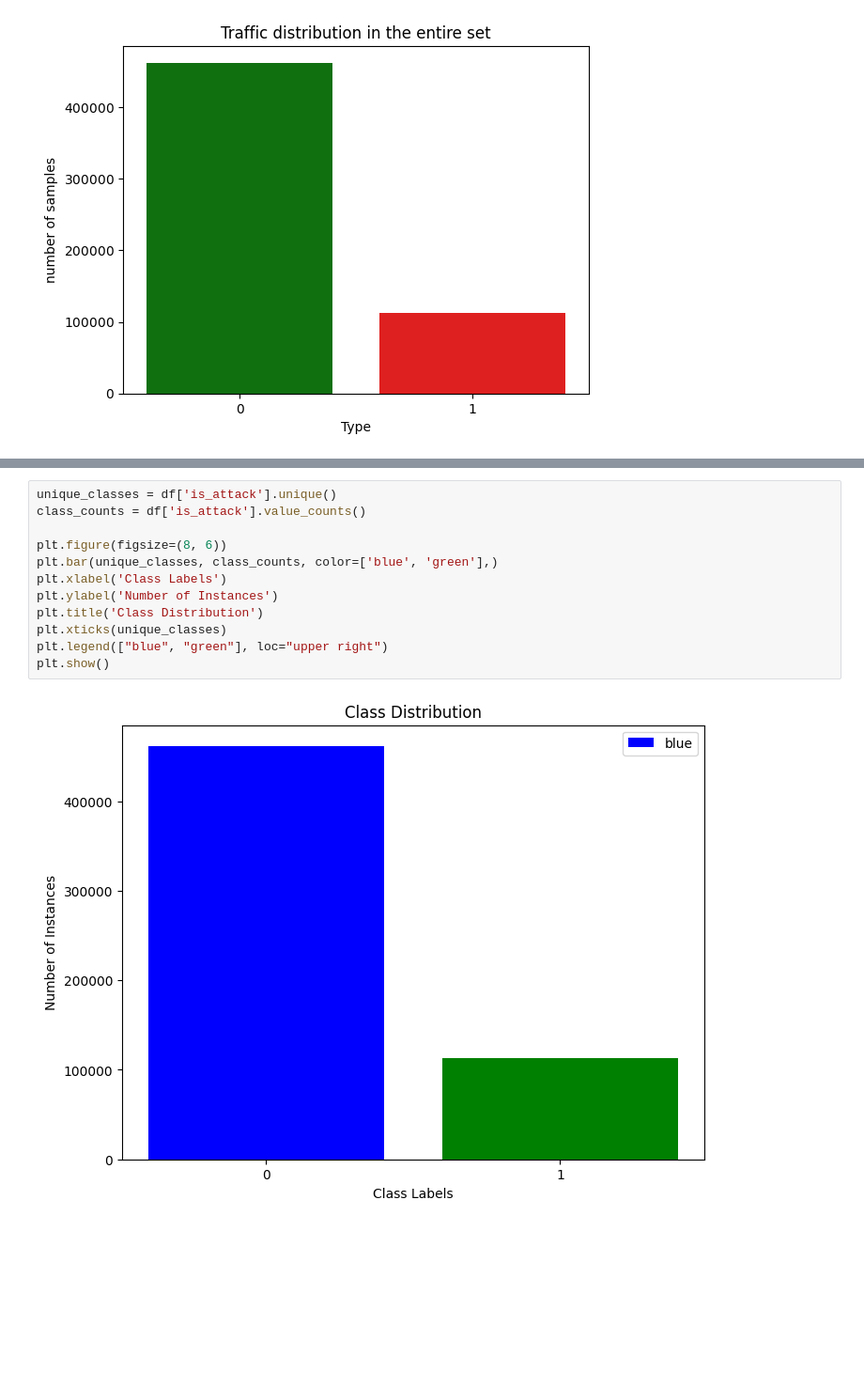
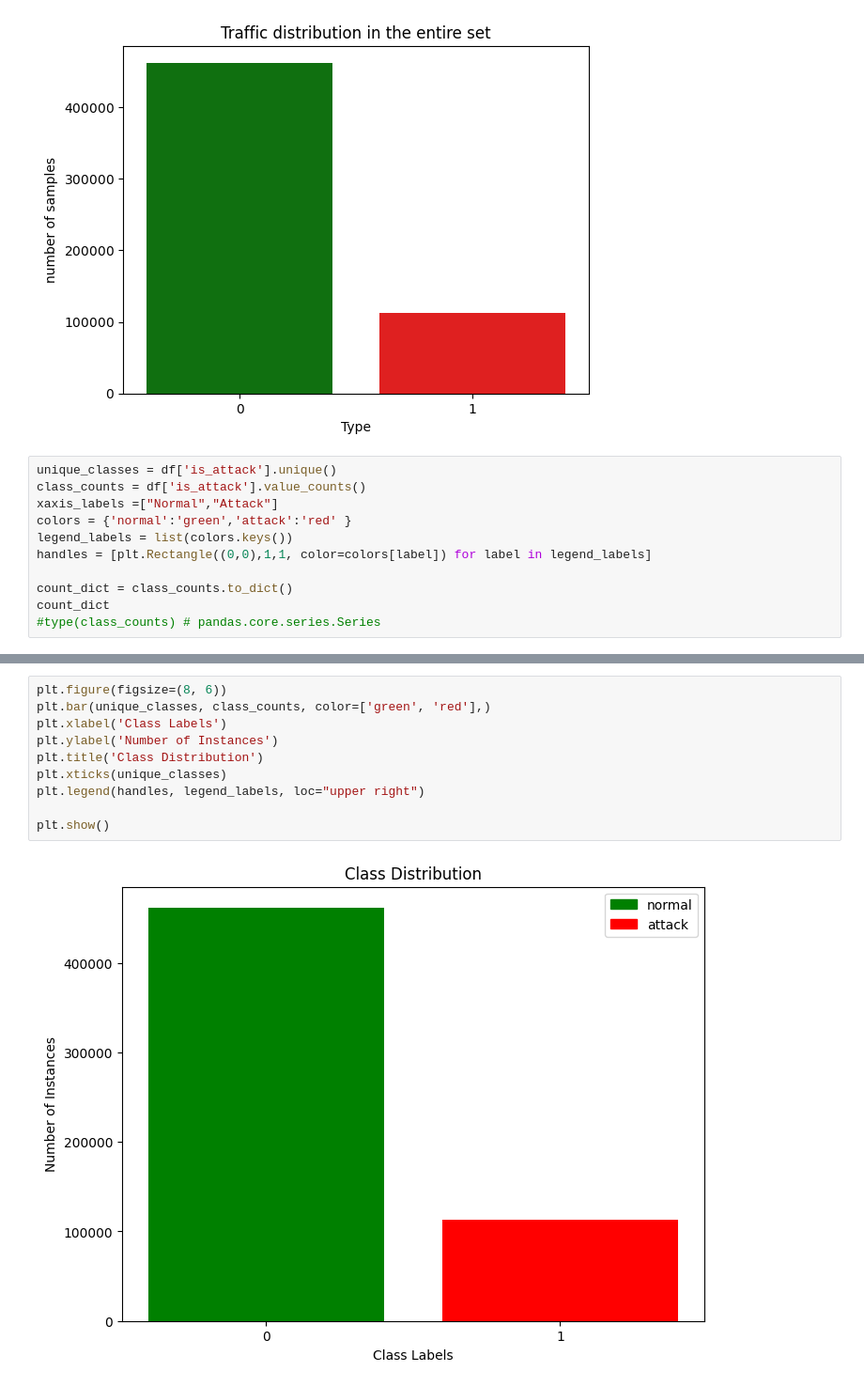
Before and after one commit to eddixoncu/benchmark_ml_dl_tr, a Jupyter notebook: benchmark.ipynb, the cells around one changed output, grey strips where cells are left out. Shown at 94% size. Drawn from its saved outputs; the diff is of its cells as text; blank space fills up the shorter version.

Commit message:
modifying bar chart

```diff
--- a/benchmark.ipynb
+++ b/benchmark.ipynb
@@ -115,3 +115,14 @@ Passing `palette` without assigning `hue` is deprecated and will be removed in v
 
   sns.countplot(x="is_attack", data=df, palette=["g","r"], legend=True)
 [figure]
+# %%
+unique_classes = df['is_attack'].unique()
+class_counts = df['is_attack'].value_counts()
+xaxis_labels =["Normal","Attack"]
+colors = {'normal':'green','attack':'red' }
+legend_labels = list(colors.keys())
+handles = [plt.Rectangle((0,0),1,1, color=colors[label]) for label in legend_labels]
+
+count_dict = class_counts.to_dict()
+count_dict
+#type(class_counts) # pandas.core.series.Series
@@ -118,14 +142,12 @@ Passing `palette` without assigning `hue` is deprecated and will be removed in v
 # %%
-unique_classes = df['is_attack'].unique()
-class_counts = df['is_attack'].value_counts()
-
 plt.figure(figsize=(8, 6))
-plt.bar(unique_classes, class_counts, color=['blue', 'green'],)
+plt.bar(unique_classes, class_counts, color=['green', 'red'],)
 plt.xlabel('Class Labels')
 plt.ylabel('Number of Instances')
 plt.title('Class Distribution')
 plt.xticks(unique_classes)
-plt.legend(["blue", "green"], loc="upper right")
+plt.legend(handles, legend_labels, loc="upper right")
+
 plt.show()
 # %% [output]
-[figure, old version]
+[figure, new version]
```
Also changed, not shown: parts of 2 cells of this notebook.
